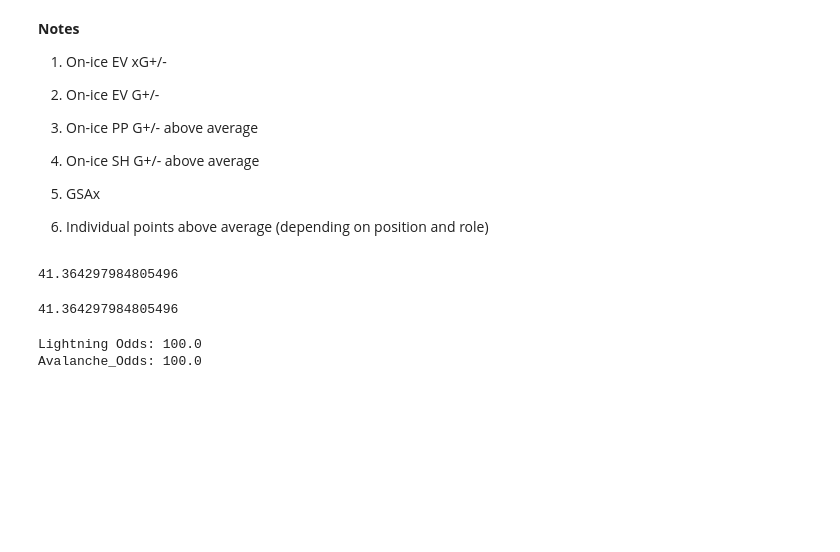
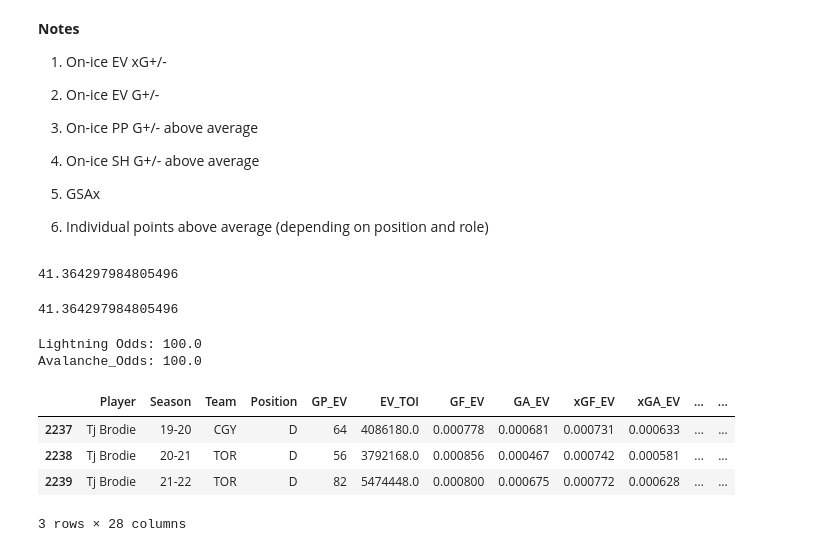
Before and after one commit to danmartin25/Hockey_Model, a Jupyter notebook: Hockey Model Mark I.ipynb, the cells around one changed output. Drawn from its saved outputs; the diff is of its cells as text; code cells hidden in the pictures; blank space fills up the shorter version.

```diff
--- a/Hockey Model Mark I.ipynb
+++ b/Hockey Model Mark I.ipynb
@@ -313,3 +313,11 @@ print("Avalanche_Odds:", Avalanche_Odds)
 # %% [output]
 Lightning Odds: 100.0
 Avalanche_Odds: 100.0
+# %%
+defense_table.loc[defense_table.Player=="Tj Brodie"]
+# %% [output]
+|  | Player | Season | Team | Position | GP_EV | EV_TOI | GF_EV | GA_EV | xGF_EV | xGA_EV | ... | ... |
+| 2237 | Tj Brodie | 19-20 | CGY | D | 64 | 4086180.0 | 0.000778 | 0.000681 | 0.000731 | 0.000633 | ... | ... |
+| 2238 | Tj Brodie | 20-21 | TOR | D | 56 | 3792168.0 | 0.000856 | 0.000467 | 0.000742 | 0.000581 | ... | ... |
+| 2239 | Tj Brodie | 21-22 | TOR | D | 82 | 5474448.0 | 0.000800 | 0.000675 | 0.000772 | 0.000628 | ... | ... |
+3 rows × 28 columns
```
Also changed, not shown: parts of 9 cells of this notebook.
